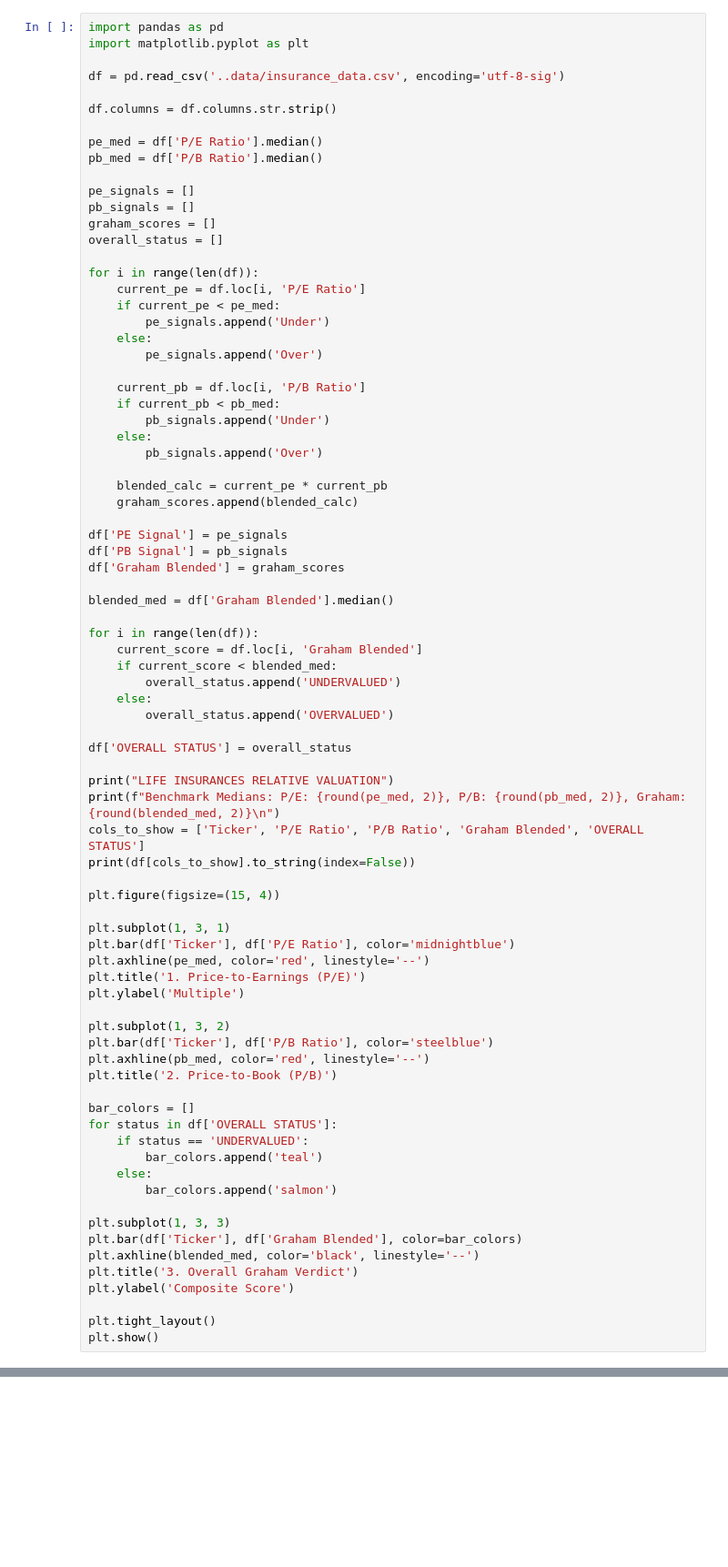
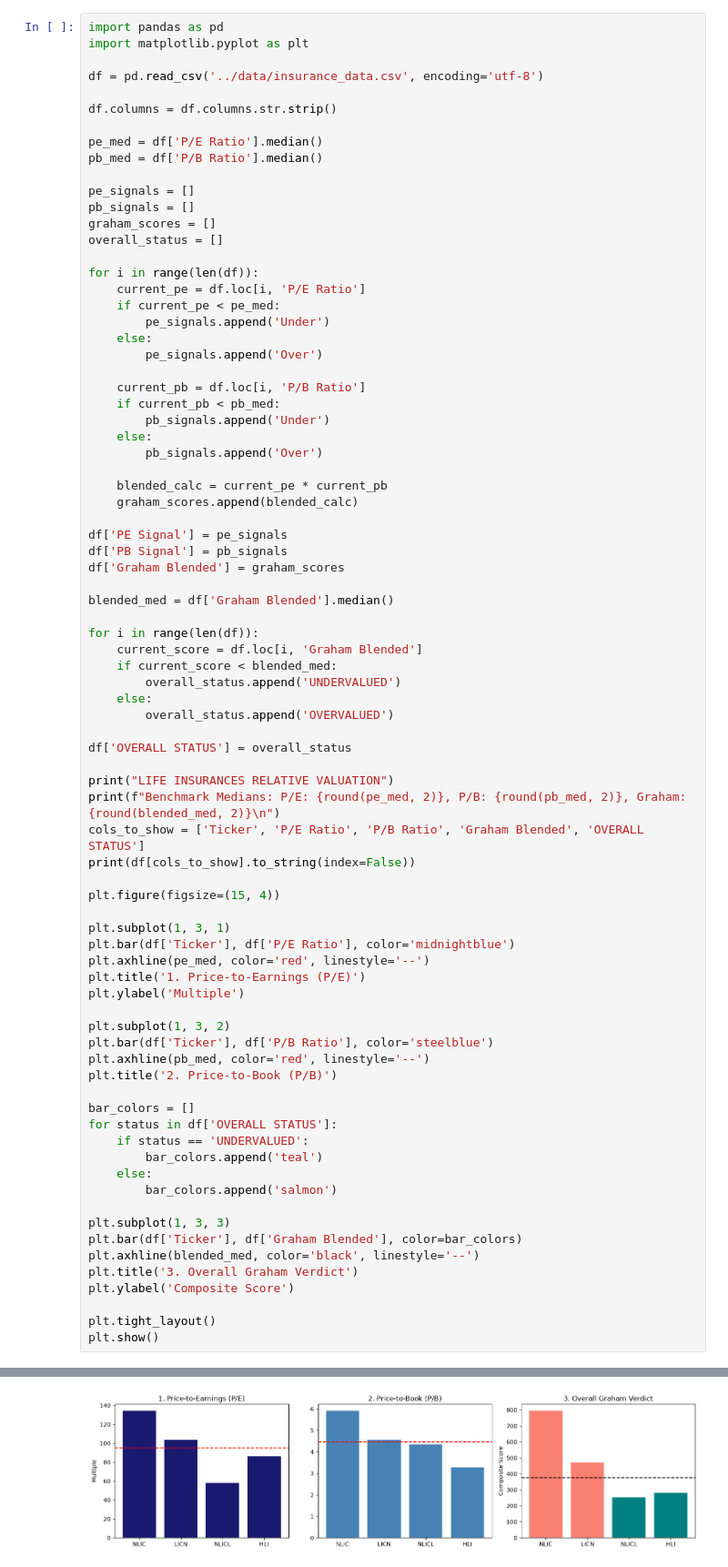
Before and after one commit to aadeshregmi7/Relative-Pricing-of-few-NEPSE-companies, a Jupyter notebook: Relative Pricing/analysis/life_insurance.ipynb, the cells around one changed output, grey strips where cells are left out. Shown at 91% size. Cells and saved outputs as stored; diff of their text form; blank space fills up the shorter version.

Commit message:
Update valuation scripts and data files

```diff
--- a/Relative Pricing/analysis/life_insurance.ipynb
+++ b/Relative Pricing/analysis/life_insurance.ipynb
@@ -2,7 +2,7 @@
 import pandas as pd
 import matplotlib.pyplot as plt
 
-df = pd.read_csv('..data/insurance_data.csv', encoding='utf-8-sig')
+df = pd.read_csv('../data/insurance_data.csv', encoding='utf-8')
 
 df.columns = df.columns.str.strip()
 
@@ -82,0 +90 @@ FileNotFoundError: [Errno 2] No such file or directory: '..data/insurance_data.c
+[figure, added]
```
Also changed, not shown: parts of 1 cell of this notebook, 2 other files.
